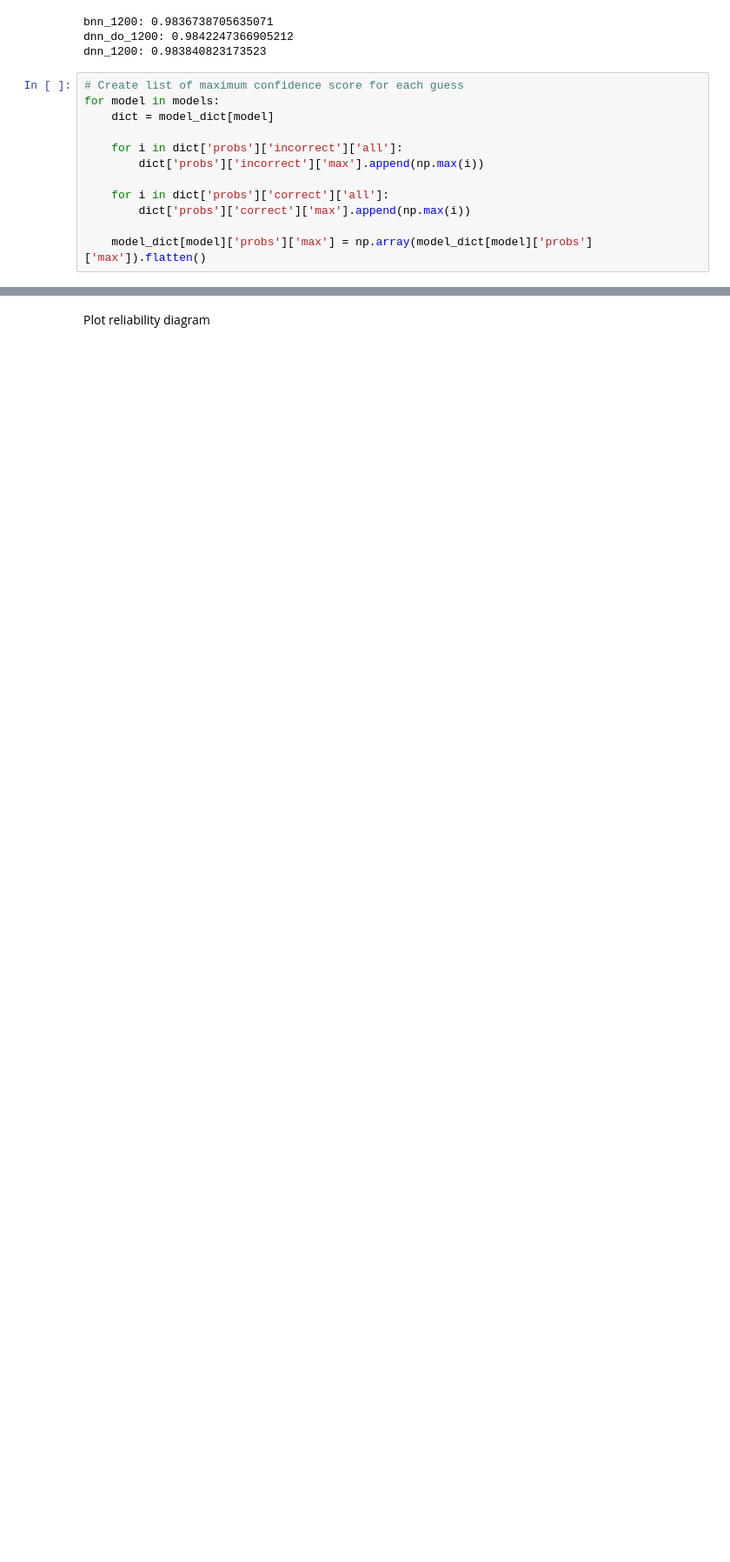
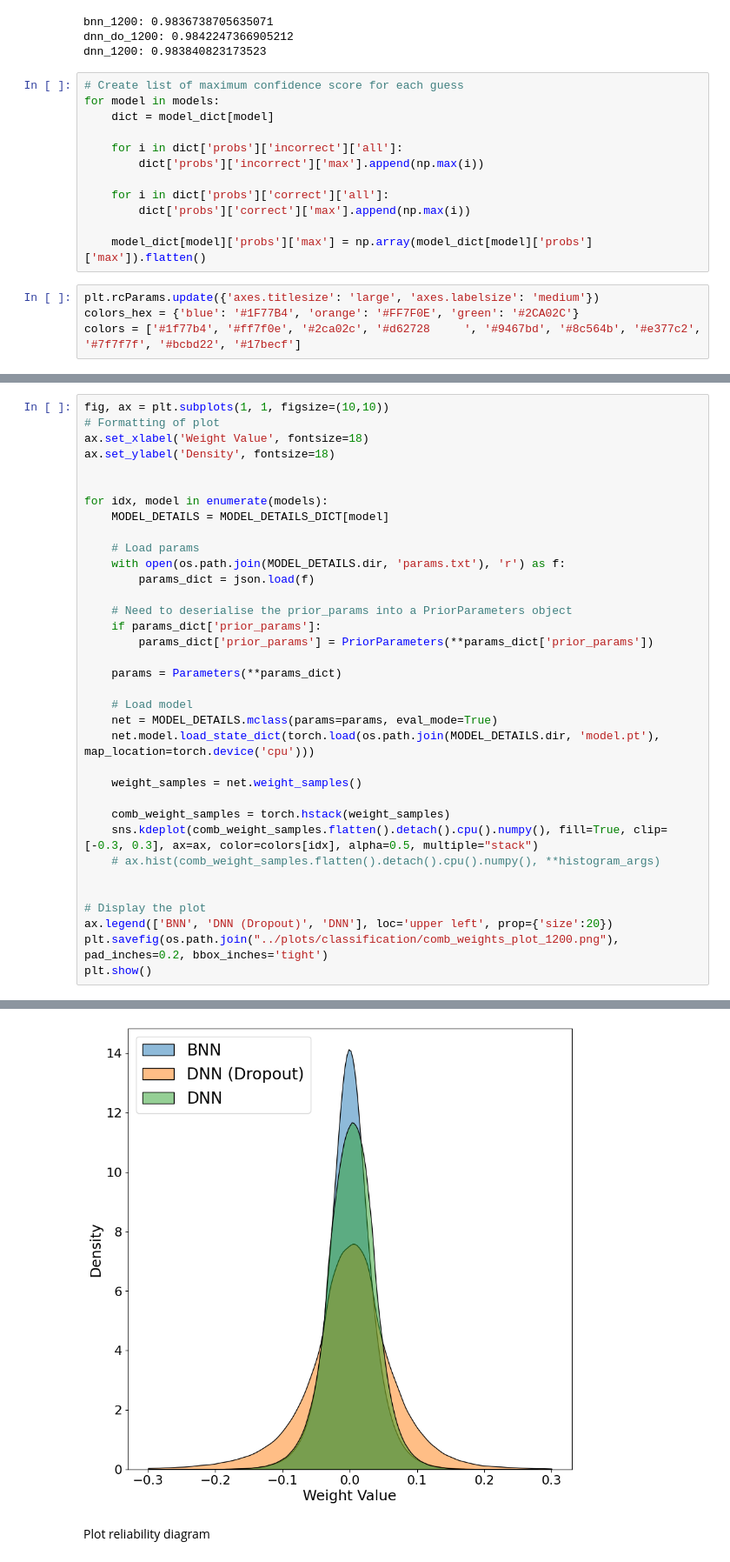
Before and after one commit to Cambridge-Uni-MLMI-Advanced-ML-21-22-G7/BBB, a Jupyter notebook: jupyter/classification.ipynb, the cells around one changed output, grey strips where cells are left out. Shown at 87% size. Saved outputs shown, nothing was run; the diff lists cells and outputs as text; blank space fills up the shorter version.

Commit message:
Weight plots

```diff
--- a/jupyter/classification.ipynb
+++ b/jupyter/classification.ipynb
@@ -199,3 +199,7 @@ for model in models:
         dict['probs']['correct']['max'].append(np.max(i))
 
     model_dict[model]['probs']['max'] = np.array(model_dict[model]['probs']['max']).flatten()
+# %%
+plt.rcParams.update({'axes.titlesize': 'large', 'axes.labelsize': 'medium'})
+colors_hex = {'blue': '#1F77B4', 'orange': '#FF7F0E', 'green': '#2CA02C'}
+colors = ['#1f77b4', '#ff7f0e', '#2ca02c', '#d62728     ', '#9467bd', '#8c564b', '#e377c2', '#7f7f7f', '#bcbd22', '#17becf']
@@ -201,0 +208,36 @@ for model in models:
+# %%
+fig, ax = plt.subplots(1, 1, figsize=(10,10))
+# Formatting of plot
+ax.set_xlabel('Weight Value', fontsize=18)
+ax.set_ylabel('Density', fontsize=18)
+
+
+for idx, model in enumerate(models):
+    MODEL_DETAILS = MODEL_DETAILS_DICT[model]
+
+    # Load params
+    with open(os.path.join(MODEL_DETAILS.dir, 'params.txt'), 'r') as f:
+        params_dict = json.load(f)
+
+    # Need to deserialise the prior_params into a PriorParameters object
+    if params_dict['prior_params']:
+        params_dict['prior_params'] = PriorParameters(**params_dict['prior_params'])
+
+    params = Parameters(**params_dict)
+
+    # Load model
+    net = MODEL_DETAILS.mclass(params=params, eval_mode=True)
+    net.model.load_state_dict(torch.load(os.path.join(MODEL_DETAILS.dir, 'model.pt'), map_location=torch.device('cpu')))
+
+    weight_samples = net.weight_samples()
+
+    comb_weight_samples = torch.hstack(weight_samples)
+    sns.kdeplot(comb_weight_samples.flatten().detach().cpu().numpy(), fill=True, clip=[-0.3, 0.3], ax=ax, color=colors[idx], alpha=0.5, multiple="stack")
+    # ax.hist(comb_weight_samples.flatten().detach().cpu().numpy(), **histogram_args)
+
+
+# Display the plot
+ax.legend(['BNN', 'DNN (Dropout)', 'DNN'], loc='upper left', prop={'size':20})
+plt.savefig(os.path.join("../plots/classification/comb_weights_plot_1200.png"), pad_inches=0.2, bbox_inches='tight')
+plt.show()
+# %% [output]
@@ -202,2 +250,3 @@ for model in models:
+[figure, added]
 # %% [markdown]
 Plot reliability diagram
```
Also changed, not shown: parts of 4 cells of this notebook, 2 other files.
